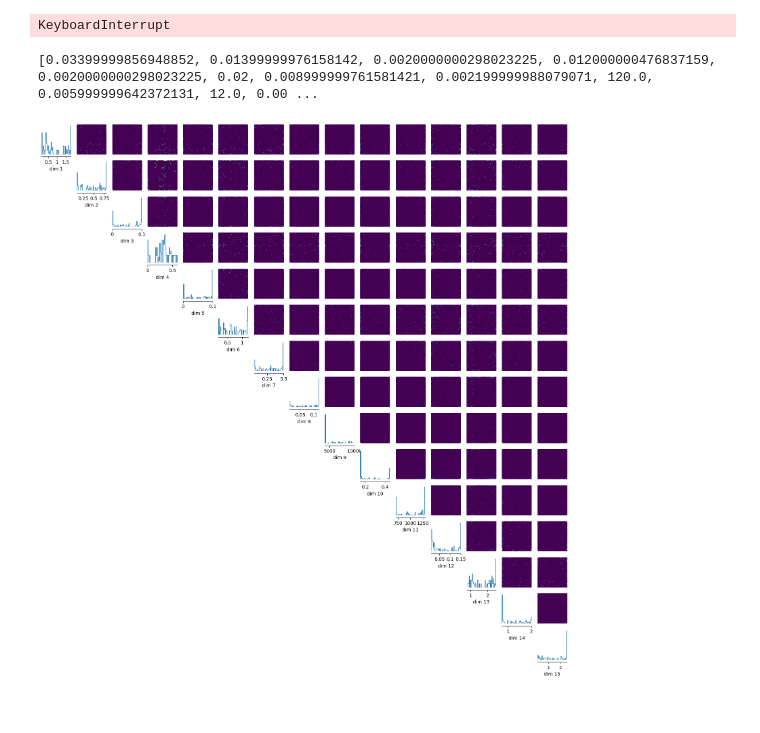
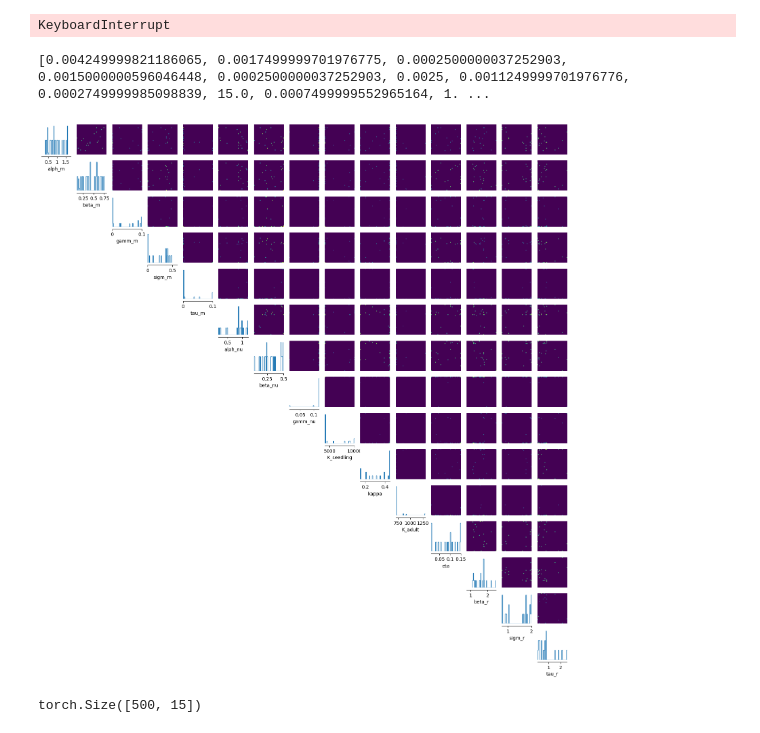
Before and after one commit to patricklawton/TecateCypress, a Jupyter notebook: sbi.ipynb, the cells around one changed output. Drawn from its saved outputs; the diff is of its cells as text; code cells hidden in the pictures.

Commit message:
Progress on sbi
- Play with bracket widths
- Turn off bracket width tuning
- visualize initial results

```diff
--- a/sbi.ipynb
+++ b/sbi.ipynb
@@ -433,14 +430,21 @@ ranges = [[p.low.numpy()[0],p.high.numpy()[0]] for p in priors]
 # %%
-n = 50
-test = [(p.high.numpy()[0] - p.low.numpy()[0]) / n for p in priors]; print(test)
+n = 200
+test = [(p.high.numpy()[0] - p.low.numpy()[0]) / (2*n) for p in priors]; print(test)
 # %% [output]
-[0.03399999856948852, 0.01399999976158142, 0.0020000000298023225, 0.012000000476837159, 0.0020000000298023225, 0.02, 0.008999999761581421, 0.002199999988079071, 120.0, 0.005999999642372131, 12.0, 0.00 ...
+[0.004249999821186065, 0.0017499999701976775, 0.0002500000037252903, 0.0015000000596046448, 0.0002500000037252903, 0.0025, 0.0011249999701976776, 0.0002749999985098839, 15.0, 0.0007499999552965164, 1. ...
 # %%
 limits = [[p.low.numpy()[0], p.high.numpy()[0]] for p in priors]
+# %%
+labels = ['alph_m','beta_m','gamm_m','sigm_m','tau_m','alph_nu','beta_nu','gamm_nu','K_seedling','kappa',
+          'K_adult','eta','beta_r','sigm_r', 'tau_r']
 # %%
-nle_samples = torch.load('posterior_samples.pkl')
+nle_samples = torch.load('posterior_samples_test.pkl')
 _ = analysis.pairplot(
-    nle_samples, limits=limits, figsize=(20, 20)
+    nle_samples, limits=limits, figsize=(20, 20), labels=labels
 )
 # %% [output]
-[figure, old version]
+[figure, new version]
+# %%
+nle_samples.shape
+# %% [output]
+torch.Size([500, 15])
```
Also changed, not shown: parts of 8 cells of this notebook, 1 other file.
